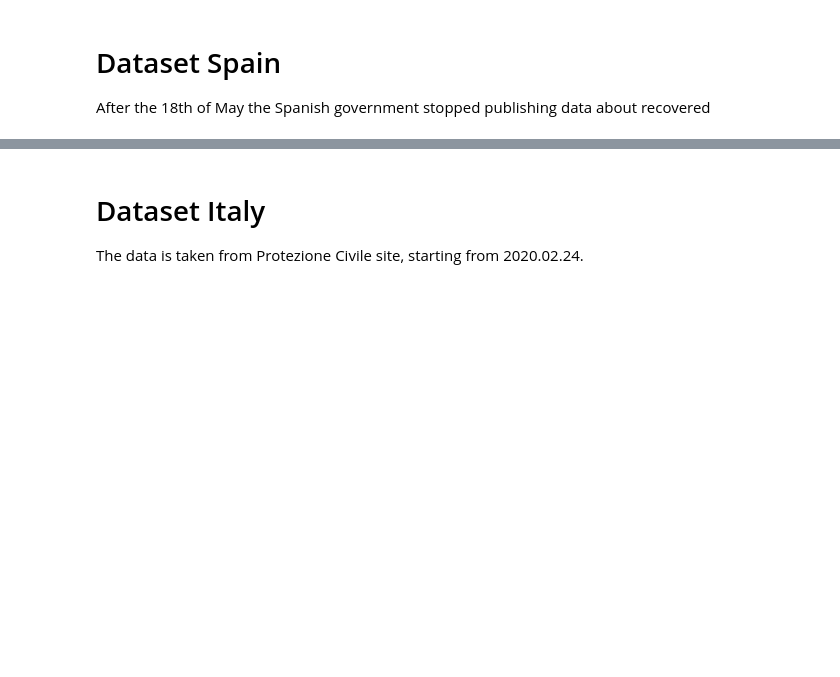
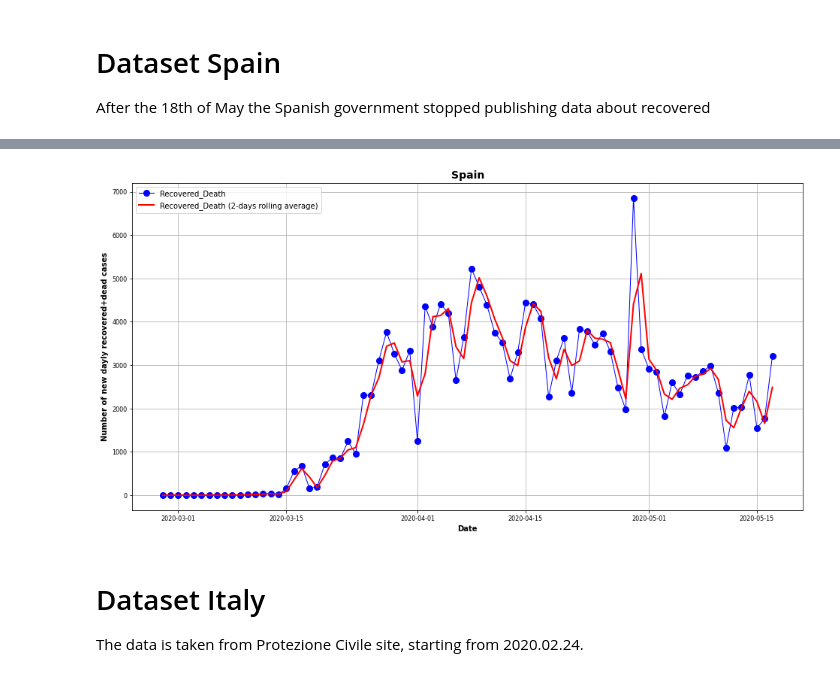
Before and after one commit to Nuelam9/Bayesian-inference-on-SCIR-epidemic-model, a Jupyter notebook: Advanced-statistics/data_preprocessing.ipynb, the cells around one changed output, grey strips where cells are left out. Saved outputs shown, nothing was run; the diff lists cells and outputs as text; code cells hidden in the pictures; blank space fills up the shorter version.

```diff
--- a/Advanced-statistics/data_preprocessing.ipynb
+++ b/Advanced-statistics/data_preprocessing.ipynb
@@ -106,3 +93,19 @@ plt.show()
+# %%
+plt.plot(pd.to_datetime(df.Day), df.Recovered_Death, 'bo-', lw=1, label='Recovered_Death')
+plt.plot(pd.to_datetime(df.Day), df.Recovered_Death_smooth, 'r', lw=2, label='Recovered_Death (2-days rolling average)')
+#ymin, ymax = plt.ylim()
+#plt.vlines(pd.to_datetime(df.Day[df.Day == '2020.02.28']), 0, ymax, color='r')
+#plt.vlines(pd.to_datetime(df.Day[df.Day == '2020.03.31']), 0, ymax, color='g')
+#plt.vlines(pd.to_datetime(df.Day[df.Day == '2020.04.18']), 0, ymax, color='r')
+plt.xlabel('Date')
+plt.ylabel('Number of new dayly recovered+dead cases')
+plt.title('Spain', weight='bold', fontsize=14)
+plt.legend()
+plt.grid()
+plt.show()
+#plt.savefig("recovered_death_data_Spain.png", quality=100, transparent=True, dpi=400)
+# %% [output]
+[figure, added]
 # %%
 # save spanish dataframe as csv
 df.to_csv('Data/dataset_esp.csv', index=False)
```
Also changed, not shown: parts of 7 cells of this notebook.
